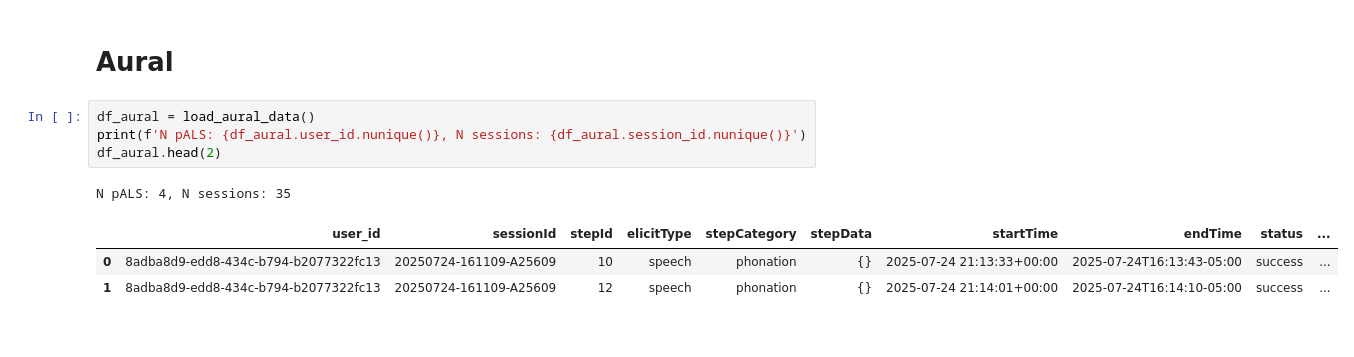
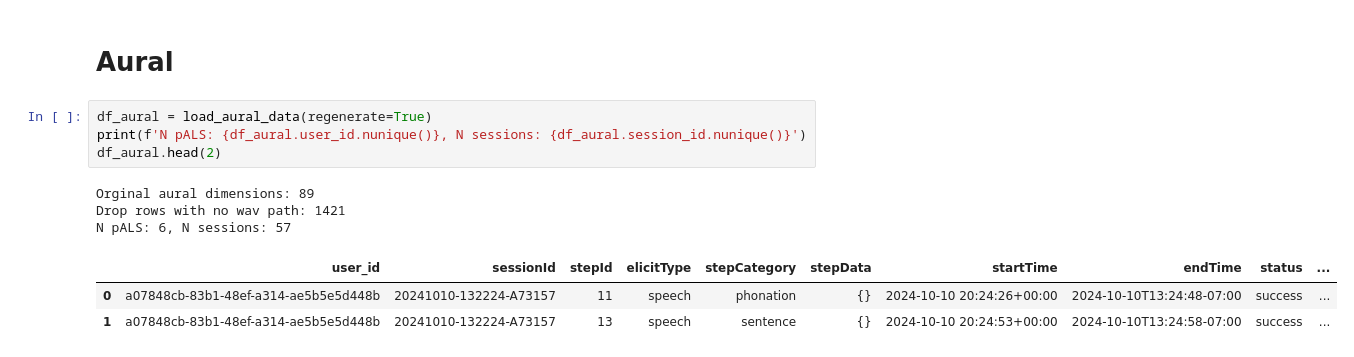
Before and after one commit to ealsuser/eals_rapa, a Jupyter notebook: nb/[2025-09-10] EDA.ipynb, the cells around one changed output. Drawn from its saved outputs; the diff is of its cells as text.

```diff
--- a/nb/[2025-09-10] EDA.ipynb
+++ b/nb/[2025-09-10] EDA.ipynb
@@ -102,11 +89,13 @@ See the caveats in the documentation: https://pandas.pydata.org/pandas-docs/stab
 # %% [markdown]
 # Aural
 # %%
-df_aural = load_aural_data()
+df_aural = load_aural_data(regenerate=True)
 print(f'N pALS: {df_aural.user_id.nunique()}, N sessions: {df_aural.session_id.nunique()}')
 df_aural.head(2)
 # %% [output]
-N pALS: 4, N sessions: 35
+Orginal aural dimensions: 89
+Drop rows with no wav path: 1421
+N pALS: 6, N sessions: 57
 |  | user_id | sessionId | stepId | elicitType | stepCategory | stepData | startTime | endTime | status | ... |
-| 0 | 8adba8d9-edd8-434c-b794-b2077322fc13 | 20250724-161109-A25609 | 10 | speech | phonation | {} | 2025-07-24 21:13:33+00:00 | 2025-07-24T16:13:43-05:00 | success | ... |
-| 1 | 8adba8d9-edd8-434c-b794-b2077322fc13 | 20250724-161109-A25609 | 12 | speech | phonation | {} | 2025-07-24 21:14:01+00:00 | 2025-07-24T16:14:10-05:00 | success | ... |
+| 0 | a07848cb-83b1-48ef-a314-ae5b5e5d448b | 20241010-132224-A73157 | 11 | speech | phonation | {} | 2024-10-10 20:24:26+00:00 | 2024-10-10T13:24:48-07:00 | success | ... |
+| 1 | a07848cb-83b1-48ef-a314-ae5b5e5d448b | 20241010-132224-A73157 | 13 | speech | sentence | {} | 2024-10-10 20:24:53+00:00 | 2024-10-10T13:24:58-07:00 | success | ... |
```
Also changed, not shown: parts of 9 cells of this notebook, 10 other files.
